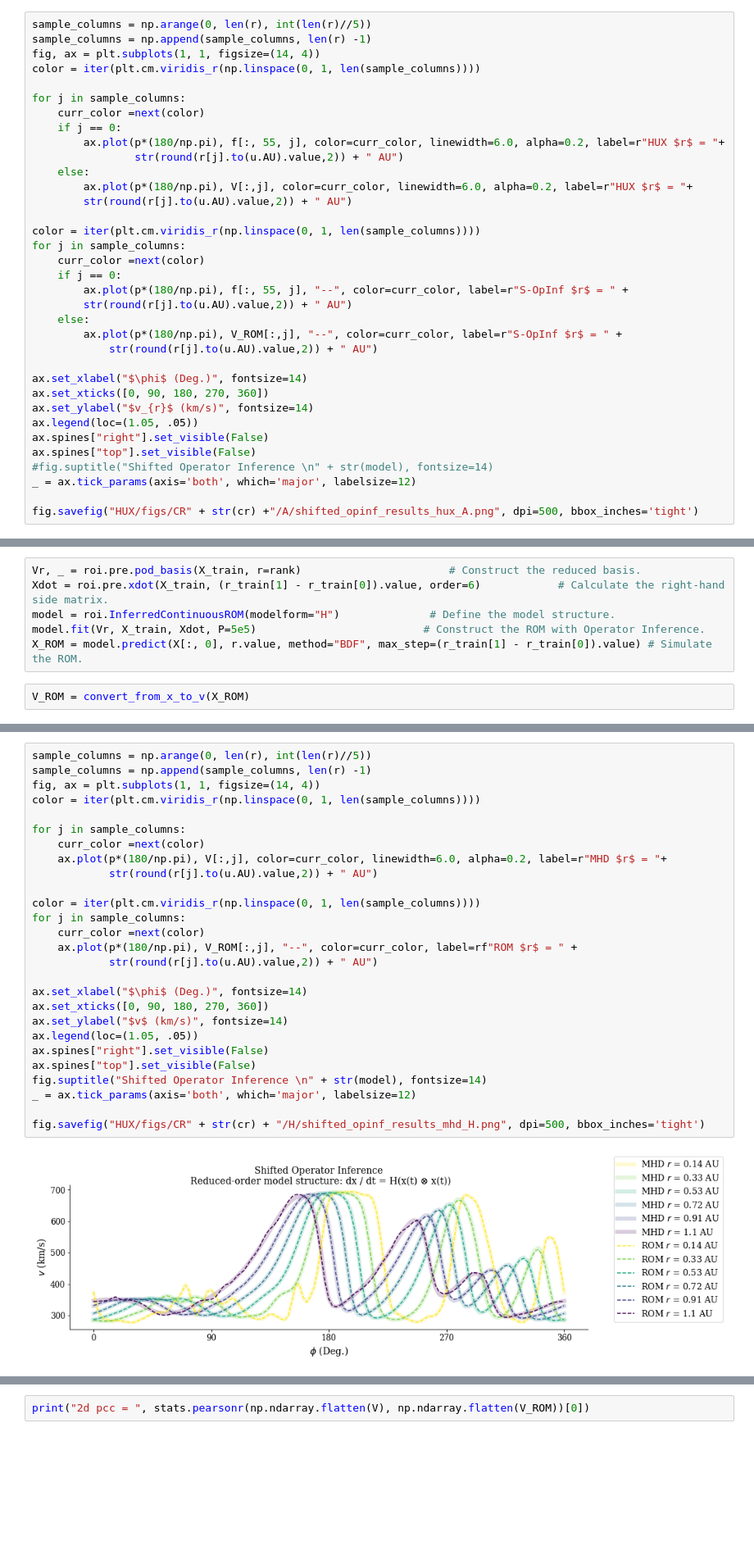
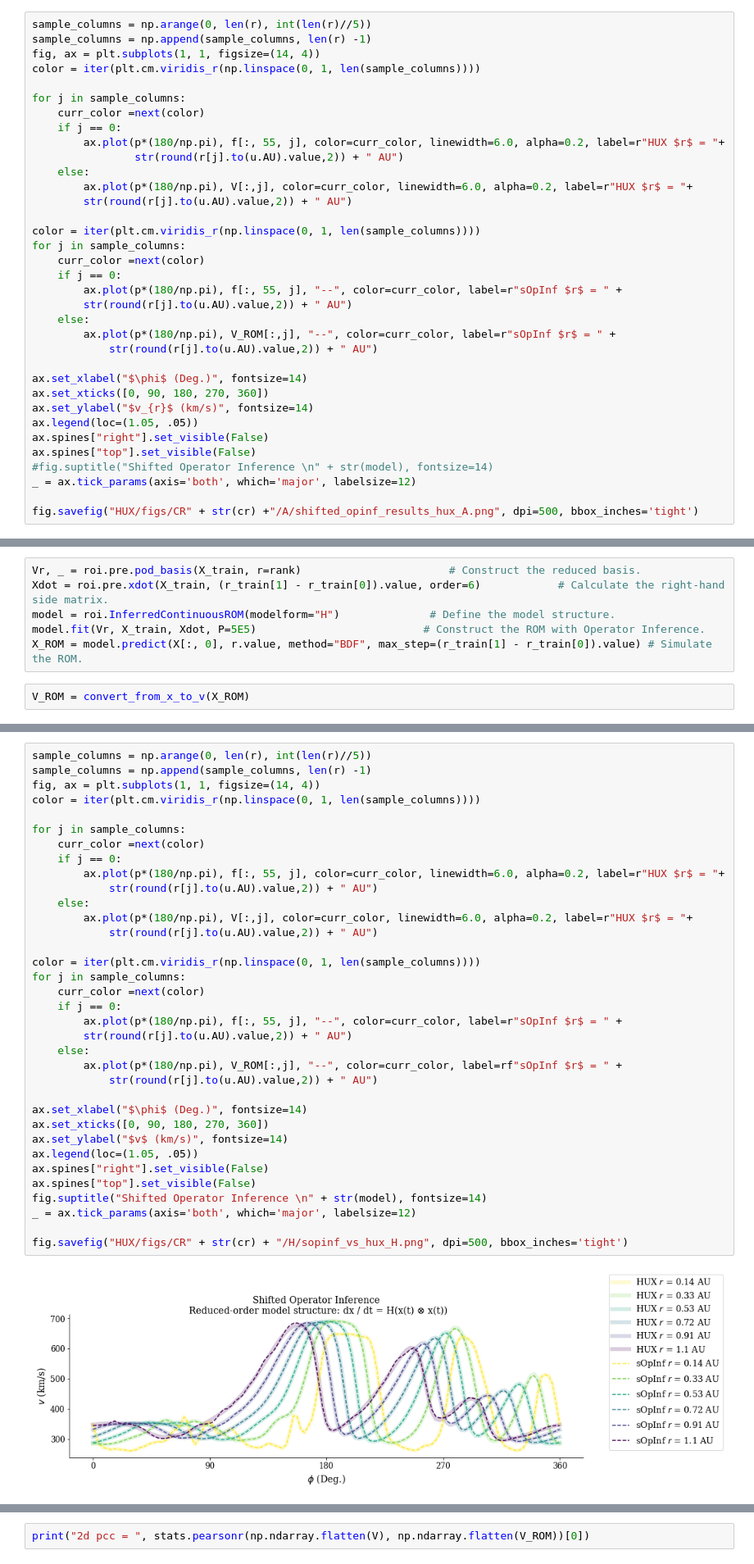
Before and after one commit to opaliss/Space-Weather-ROM, a Jupyter notebook: HUX/SW-ROM-Shifted-HUX-LowRes.ipynb, the cells around one changed output, grey strips where cells are left out. Shown at 82% size. Saved outputs shown, nothing was run; the diff lists cells and outputs as text; blank space fills up the shorter version.

Commit message:
sopinf for hux (QUADRATIC).

```diff
--- a/HUX/SW-ROM-Shifted-HUX-LowRes.ipynb
+++ b/HUX/SW-ROM-Shifted-HUX-LowRes.ipynb
@@ -491,10 +486,10 @@ color = iter(plt.cm.viridis_r(np.linspace(0, 1, len(sample_columns))))
 for j in sample_columns:
     curr_color =next(color)
     if j == 0:
-        ax.plot(p*(180/np.pi), f[:, 55, j], "--", color=curr_color, label=r"S-OpInf $r$ = " +
+        ax.plot(p*(180/np.pi), f[:, 55, j], "--", color=curr_color, label=r"sOpInf $r$ = " +
         str(round(r[j].to(u.AU).value,2)) + " AU")
     else:
-        ax.plot(p*(180/np.pi), V_ROM[:,j], "--", color=curr_color, label=r"S-OpInf $r$ = " +
+        ax.plot(p*(180/np.pi), V_ROM[:,j], "--", color=curr_color, label=r"sOpInf $r$ = " +
             str(round(r[j].to(u.AU).value,2)) + " AU")
 
 ax.set_xlabel("$\phi$ (Deg.)", fontsize=14)
@@ -717,7 +712,7 @@ r = 4
 Vr, _ = roi.pre.pod_basis(X_train, r=rank)                       # Construct the reduced basis.
 Xdot = roi.pre.xdot(X_train, (r_train[1] - r_train[0]).value, order=6)            # Calculate the right-hand side matrix.
 model = roi.InferredContinuousROM(modelform="H")              # Define the model structure.
-model.fit(Vr, X_train, Xdot, P=5e5)                          # Construct the ROM with Operator Inference.
+model.fit(Vr, X_train, Xdot, P=5E5)                          # Construct the ROM with Operator Inference.
 X_ROM = model.predict(X[:, 0], r.value, method="BDF", max_step=(r_train[1] - r_train[0]).value) # Simulate the ROM.
 # %%
 V_ROM = convert_from_x_to_v(X_ROM)
@@ -732,29 +727,37 @@ plot_heat_data(V_ROM, "ROM Output", variable="v")
 # %%
 sample_columns = np.arange(0, len(r), int(len(r)//5))
 sample_columns = np.append(sample_columns, len(r) -1)
 fig, ax = plt.subplots(1, 1, figsize=(14, 4))
 color = iter(plt.cm.viridis_r(np.linspace(0, 1, len(sample_columns))))
 
 for j in sample_columns:
     curr_color =next(color)
-    ax.plot(p*(180/np.pi), V[:,j], color=curr_color, linewidth=6.0, alpha=0.2, label=r"MHD $r$ = "+
+    if j == 0:
+        ax.plot(p*(180/np.pi), f[:, 55, j], color=curr_color, linewidth=6.0, alpha=0.2, label=r"HUX $r$ = "+
+            str(round(r[j].to(u.AU).value,2)) + " AU")
+    else:
+        ax.plot(p*(180/np.pi), V[:,j], color=curr_color, linewidth=6.0, alpha=0.2, label=r"HUX $r$ = "+
             str(round(r[j].to(u.AU).value,2)) + " AU")
 
 color = iter(plt.cm.viridis_r(np.linspace(0, 1, len(sample_columns))))
 for j in sample_columns:
     curr_color =next(color)
-    ax.plot(p*(180/np.pi), V_ROM[:,j], "--", color=curr_color, label=rf"ROM $r$ = " +
+    if j == 0:
+        ax.plot(p*(180/np.pi), f[:, 55, j], "--", color=curr_color, label=r"sOpInf $r$ = " +
+        str(round(r[j].to(u.AU).value,2)) + " AU")
+    else:
+        ax.plot(p*(180/np.pi), V_ROM[:,j], "--", color=curr_color, label=rf"sOpInf $r$ = " +
             str(round(r[j].to(u.AU).value,2)) + " AU")
 
 ax.set_xlabel("$\phi$ (Deg.)", fontsize=14)
 ax.set_xticks([0, 90, 180, 270, 360])
 ax.set_ylabel("$v$ (km/s)", fontsize=14)
 ax.legend(loc=(1.05, .05))
 ax.spines["right"].set_visible(False)
 ax.spines["top"].set_visible(False)
 fig.suptitle("Shifted Operator Inference \n" + str(model), fontsize=14)
 _ = ax.tick_params(axis='both', which='major', labelsize=12)
 
-fig.savefig("HUX/figs/CR" + str(cr) + "/H/shifted_opinf_results_mhd_H.png", dpi=500, bbox_inches='tight')
+fig.savefig("HUX/figs/CR" + str(cr) + "/H/sopinf_vs_hux_H.png", dpi=500, bbox_inches='tight')
 # %% [output]
-[figure, old version]
+[figure, new version]
```
Also changed, not shown: parts of 16 cells of this notebook, 2 other files.
